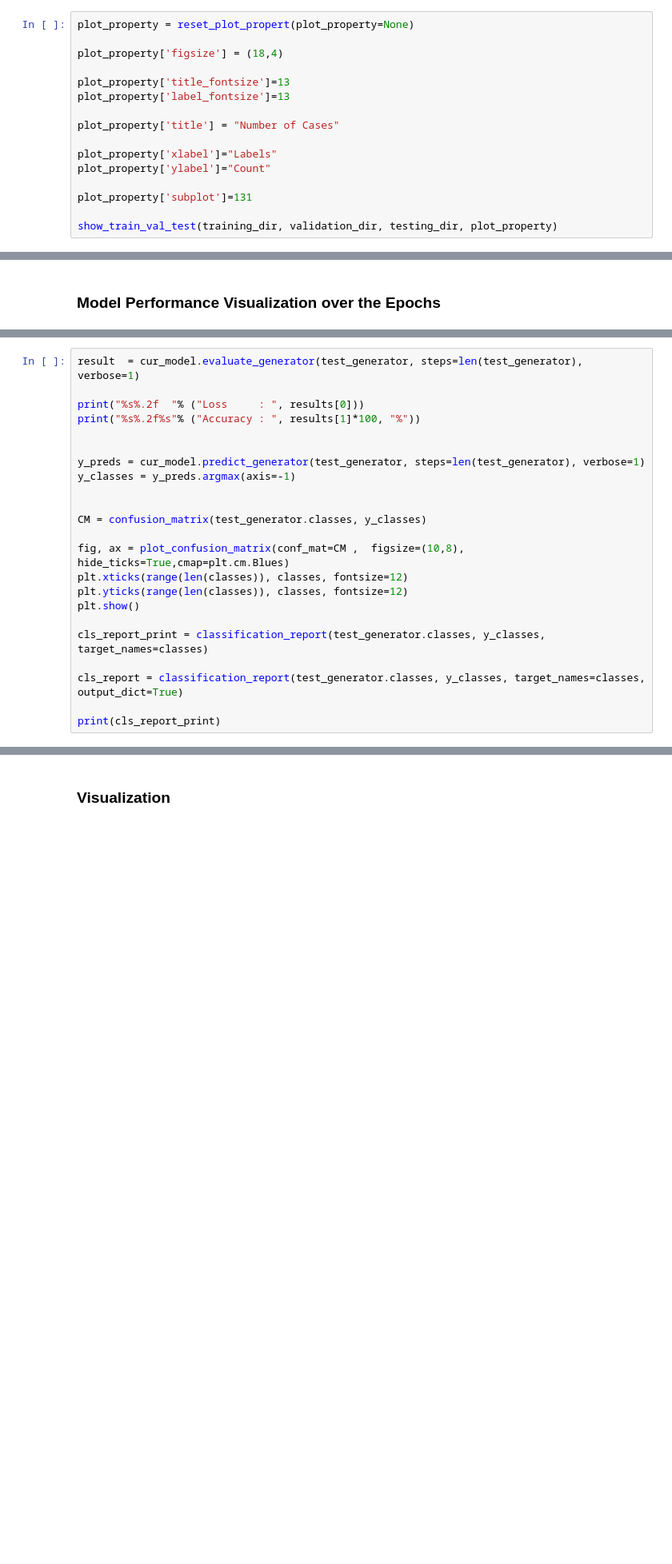
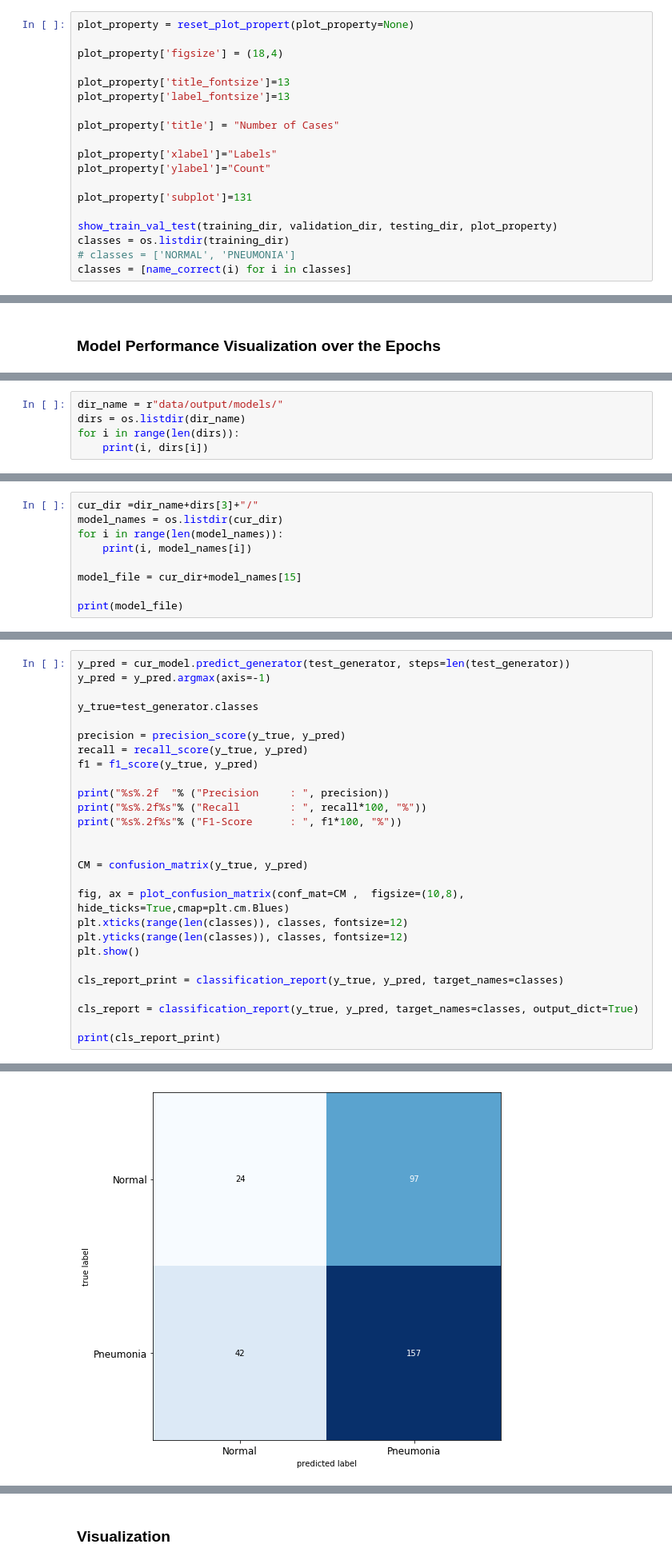
Before and after one commit to anjanatiha/Pneumonia-Detection-from-Chest-X-Ray-Images-with-Deep-Learning, a Jupyter notebook: code/Detection of Pneumonia from Chest X-Ray Images 1.0.0.0.ipynb, the cells around one changed output, grey strips where cells are left out. Shown at 80% size. Cells and saved outputs as stored; diff of their text form; blank space fills up the shorter version.

```diff
--- a/code/Detection of Pneumonia from Chest X-Ray Images 1.0.0.0.ipynb
+++ b/code/Detection of Pneumonia from Chest X-Ray Images 1.0.0.0.ipynb
@@ -319,6 +319,9 @@ plot_property['ylabel']="Count"
 plot_property['subplot']=131
 
 show_train_val_test(training_dir, validation_dir, testing_dir, plot_property)
+classes = os.listdir(training_dir)
+# classes = ['NORMAL', 'PNEUMONIA']
+classes = [name_correct(i) for i in classes]
 # %% [output]
 [figure]
 # %% [markdown]
@@ -568,0 +588,5 @@ cur_model = keras.models.load_model(model_file)
+# %%
+dir_name = r"data/output/models/"
+dirs = os.listdir(dir_name)
+for i in range(len(dirs)):
+    print(i, dirs[i])
@@ -568,0 +600,9 @@ cur_model = keras.models.load_model(model_file)
+# %%
+cur_dir =dir_name+dirs[3]+"/"
+model_names = os.listdir(cur_dir)
+for i in range(len(model_names)):
+    print(i, model_names[i])
+
+model_file = cur_dir+model_names[15]
+
+print(model_file)
@@ -569,23 +641,28 @@ cur_model = keras.models.load_model(model_file)
 # %%
-result  = cur_model.evaluate_generator(test_generator, steps=len(test_generator), verbose=1)
+y_pred = cur_model.predict_generator(test_generator, steps=len(test_generator))
+y_pred = y_pred.argmax(axis=-1)
 
-print("%s%.2f  "% ("Loss     : ", results[0]))
-print("%s%.2f%s"% ("Accuracy : ", results[1]*100, "%"))
+y_true=test_generator.classes
+
+precision = precision_score(y_true, y_pred)
+recall = recall_score(y_true, y_pred)
+f1 = f1_score(y_true, y_pred)
+
+print("%s%.2f  "% ("Precision     : ", precision))
+print("%s%.2f%s"% ("Recall        : ", recall*100, "%"))
+print("%s%.2f%s"% ("F1-Score      : ", f1*100, "%"))
 
 
-y_preds = cur_model.predict_generator(test_generator, steps=len(test_generator), verbose=1)
-y_classes = y_preds.argmax(axis=-1)
-
-
-CM = confusion_matrix(test_generator.classes, y_classes)
+CM = confusion_matrix(y_true, y_pred)
 
 fig, ax = plot_confusion_matrix(conf_mat=CM ,  figsize=(10,8), hide_ticks=True,cmap=plt.cm.Blues)
 plt.xticks(range(len(classes)), classes, fontsize=12)
 plt.yticks(range(len(classes)), classes, fontsize=12)
 plt.show()
 
-cls_report_print = classification_report(test_generator.classes, y_classes, target_names=classes)
+cls_report_print = classification_report(y_true, y_pred, target_names=classes)
 
-cls_report = classification_report(test_generator.classes, y_classes, target_names=classes, output_dict=True)
+cls_report = classification_report(y_true, y_pred, target_names=classes, output_dict=True)
 
 print(cls_report_print)
+# %% [output]
@@ -591,0 +672 @@ print(cls_report_print)
+[figure, added]
```
Also changed, not shown: parts of 18 cells of this notebook, 1 other file.
